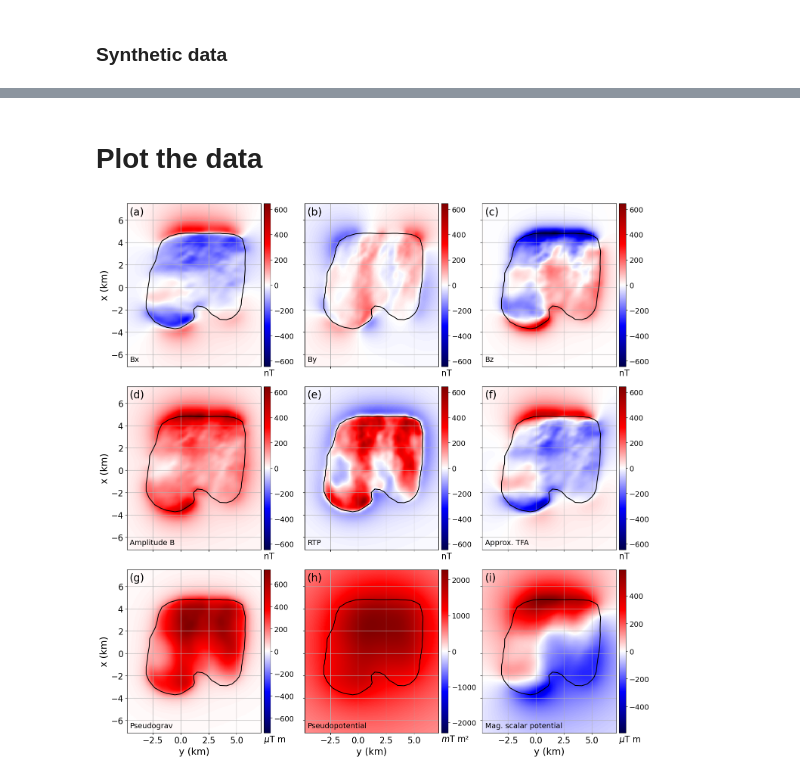
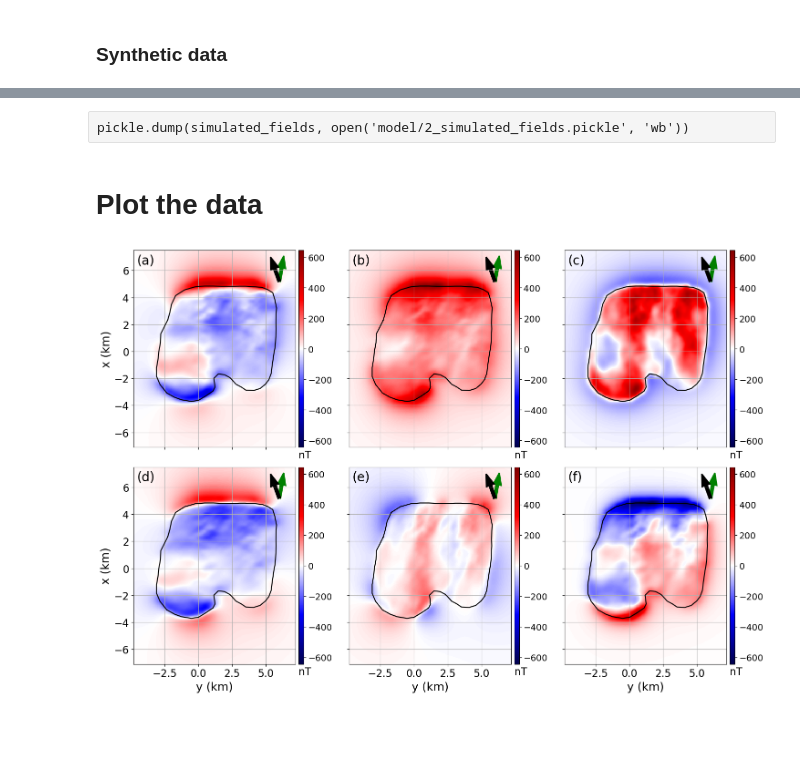
Before and after one commit to birocoles/planar-eqlayer-theory, a Jupyter notebook: code/2_synthetic_data.ipynb, the cells around one changed output, grey strips where cells are left out. Drawn from its saved outputs; the diff is of its cells as text; code cells hidden in the pictures; blank space fills up the shorter version.

```diff
--- a/code/2_synthetic_data.ipynb
+++ b/code/2_synthetic_data.ipynb
@@ -232,2 +202,0 @@ pickle.dump(pseudo_grav, open('model/pseudo_grav.pickle', 'wb'))
-# %%
-pseudo_grav = pickle.load(open('model/pseudo_grav.pickle', 'rb'))
@@ -257,2 +202,0 @@ pickle.dump(V, open('model/magnetic_potential.pickle', 'wb'))
-# %%
-V = pickle.load(open('model/magnetic_potential.pickle', 'rb'))
@@ -308,4 +202,0 @@ pickle.dump(bz, open('model/magnetic_field_component_bz.pickle', 'wb'))
-# %%
-bx = pickle.load(open('model/magnetic_field_component_bx.pickle', 'rb'))
-by = pickle.load(open('model/magnetic_field_component_by.pickle', 'rb'))
-bz = pickle.load(open('model/magnetic_field_component_bz.pickle', 'rb'))
@@ -330,5 +339,7 @@ pickle.dump(rtp, open('model/rtp.pickle', 'wb'))
+# %% [raw]
+pickle.dump(simulated_fields, open('model/2_simulated_fields.pickle', 'wb'))
 # %%
-rtp = pickle.load(open('model/rtp.pickle', 'rb'))
+simulated_fields = pickle.load(open('model/2_simulated_fields.pickle', 'rb'))
 # %% [markdown]
 # Plot the data
 # %%
@@ -343,38 +354,43 @@ X, Y = data_structures.grid_xy_to_full_matrices_view(
 # plot figure
 fig = plt.figure(
     layout= 'tight',
-    figsize=(15,15)
+    figsize=(15,10)
 )
 mosaic = fig.subplot_mosaic(
     mosaic = '''
              abc
              def
-             ghi
              ''',
     sharex=True, sharey=True
 )
 
-labels = ['(a)', '(b)', '(c)', '(d)', '(e)', '(f)', '(g)', '(h)', '(i)']
+labels = ['(a)', '(b)', '(c)', '(d)', '(e)', '(f)']
 
-mosaic_elements = ['a', 'b', 'c', 'd', 'e', 'f', 'g', 'h', 'i']
+mosaic_elements = ['a', 'b', 'c', 'd', 'e', 'f']
 
 titles = [
-    'Bx', 'By', 'Bz',
-    'Amplitude B', 'RTP', 'Approx. TFA',
-    'Pseudograv', 'Pseudopotential', 'Mag. scalar potential'
+    'Approx. TFA', 'Amplitude B', 'RTP',
+    'Bx', 'By', 'Bz'
 ]
 
-units = 6*['nT'] + ['$\mu$T m'] + ['$m$T m²'] + ['$\mu$T m']
+units = 6*['nT']
 
-ranges_b = np.max(np.abs([bx, by, bz, b_amp, rtp, approx_tfa]))
-ranges_pseudo_grav = np.max(np.abs(pseudo_grav))
-ranges_U = np.max(np.abs(U))
-ranges_V = np.max(np.abs(V))
-ranges = 6*[ranges_b] + [ranges_pseudo_grav] + [ranges_U] + [ranges_V]
+ranges_b = np.max(np.abs(
+    [
+        simulated_fields['atfa'],
+        simulated_fields['b'],
+        simulated_fields['rtp'],
+        simulated_fields['bx'],
+        simulated_fields['by'],
+        simulated_fields['bz'],
+    ]
+))
+
+ranges = 6*[ranges_b]
 
 for (element, field, label, ranges_field, unit, title) in zip(
     mosaic_elements,
-    [bx, by, bz, b_amp, rtp, approx_tfa, pseudo_grav, U, V],
+    ['atfa', 'b', 'rtp', 'bx', 'by', 'bz'],
     labels,
     ranges,
     units,
@@ -382,37 +398,43 @@ for (element, field, label, ranges_field, unit, title) in zip(
 ):
     ax = mosaic[element]
     ax.axis('scaled')
     im = ax.pcolormesh(
         Y*0.001, X*0.001,
         data_structures.grid_xy_full_flatten_to_matrix(
-            data=field,
+            data=simulated_fields[field],
             ordering='xy',
             shape=coordinates_grid['shape']
         ),
         cmap='seismic', vmin=-ranges_field, vmax=ranges_field
     )
     ax_divider = make_axes_locatable(ax)
-    cax = ax_divider.append_axes("right", size="5%", pad="2%")
+    cax = ax_divider.append_axes("right", size="3%", pad="2%")
     cb = fig.colorbar(im, cax=cax)
     cb.ax.tick_params(labelsize=14)
     cb.ax.set_xlabel(unit, fontsize=16, loc='left')
     ax.plot(boundary_points[:,1]*0.001, boundary_points[:,0]*0.001, 'k-')
     ax.set_ylim(0.001*coordinates_grid['area'][0], 0.001*coordinates_grid['area'][1])
     ax.set_xlim(0.001*coordinates_grid['area'][2], 0.001*coordinates_grid['area'][3])
     ax.tick_params(axis='x', labelsize=16)
     ax.tick_params(axis='y', labelsize=16)
     ax.grid()
     ax.annotate(label, xy=(0.02, 0.93), xycoords='axes fraction', fontsize=20)
-    ax.annotate(title, xy=(0.02, 0.03), xycoords='axes fraction', fontsize=14)
+    # ax.annotate(title, xy=(0.02, 0.03), xycoords='axes fraction', fontsize=14)
+    ax.arrow(x=6, y=5.2, dx=F_hat_horizontal[1], dy=F_hat_horizontal[0],
+             width=0.2, length_includes_head=False, head_width=0.6, linewidth=2, color='green')
+    ax.arrow(x=6, y=5.2, dx=v_hat_horizontal[1], dy=v_hat_horizontal[0],
+             width=0.2, length_includes_head=False, head_width=0.6, linewidth=2, color='black')
 
 # set vertical and horizontal spaces between subplots
-#fig.subplots_adjust(wspace=0.20, hspace=0.30)
+#fig.subplots_adjust(wspace=0.20, hspace=0.10)
 
-for element in ['a','d','g']:
+for element in ['a','d']:
     mosaic[element].set_ylabel('x (km)', fontsize=18)
-for element in ['g','h','i']:
+for element in ['d','e','f']:
     mosaic[element].set_xlabel('y (km)', fontsize=18)
 
+plt.savefig(figures+'2_simulated_fields.png', dpi=300)
+
 plt.show()
 # %% [output]
-[figure, old version]
+[figure, new version]
```
Also changed, not shown: parts of 44 cells of this notebook, 59 other files.
